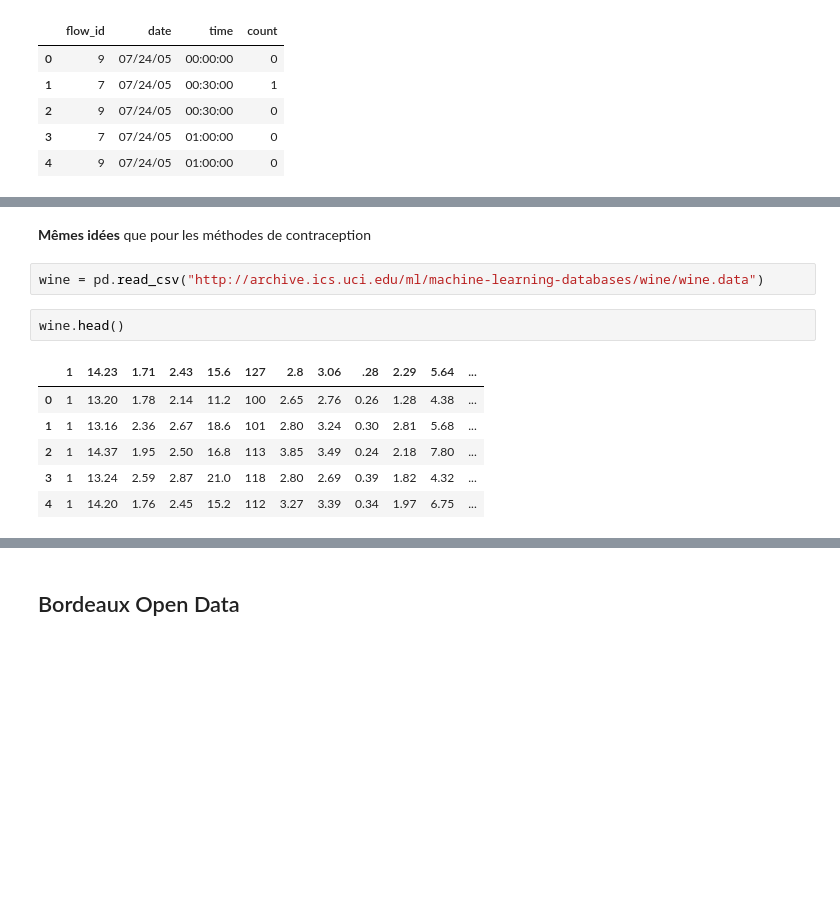
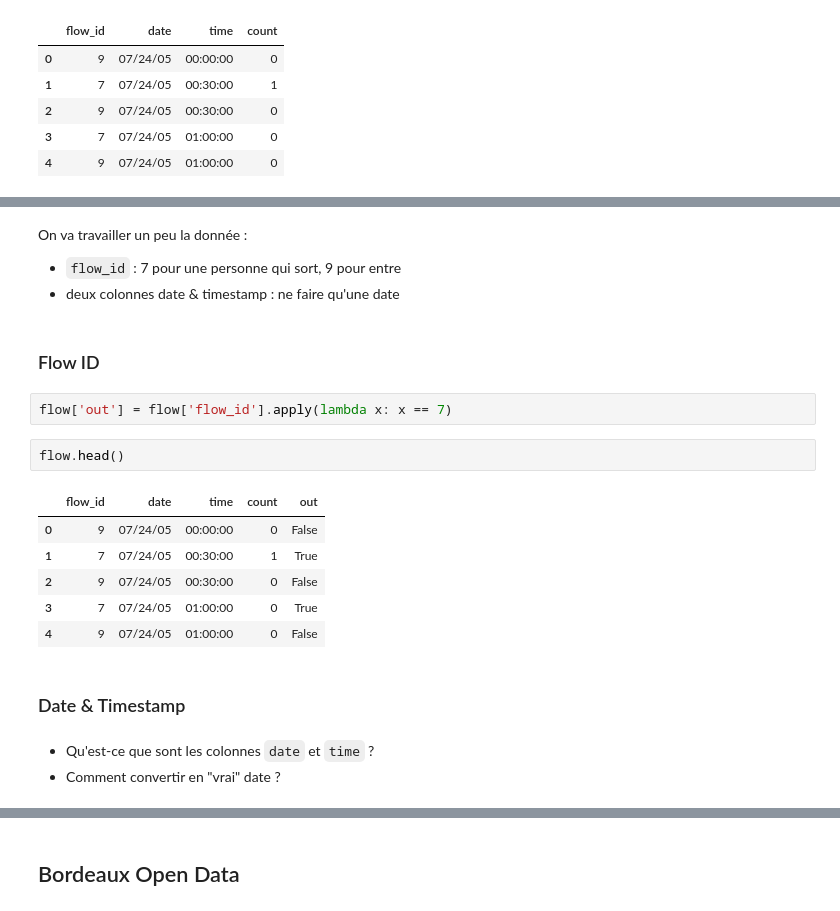
Before and after one commit to garaud/pandas_demo, a Jupyter notebook: Pandas Meetup.ipynb, the cells around one changed output, grey strips where cells are left out. Cells and saved outputs as stored; diff of their text form; blank space fills up the shorter version.

```diff
--- a/Pandas Meetup.ipynb
+++ b/Pandas Meetup.ipynb
@@ -301,13 +286,23 @@ memory usage: 315.0+ KB
-# %% [markdown]
-**Mêmes idées** que pour les méthodes de contraception
-# %%
-wine = pd.read_csv("http://archive.ics.uci.edu/ml/machine-learning-databases/wine/wine.data")
+# %% [markdown]
+On va travailler un peu la donnée :
+
+* `flow_id` : 7 pour une personne qui sort, 9 pour entre
+* deux colonnes date & timestamp : ne faire qu'une date
+# %% [markdown]
+### Flow ID
+# %%
+flow['out'] = flow['flow_id'].apply(lambda x: x == 7)
 # %%
-wine.head()
+flow.head()
 # %% [output]
-|  | 1 | 14.23 | 1.71 | 2.43 | 15.6 | 127 | 2.8 | 3.06 | .28 | 2.29 | 5.64 | ... |
-| 0 | 1 | 13.20 | 1.78 | 2.14 | 11.2 | 100 | 2.65 | 2.76 | 0.26 | 1.28 | 4.38 | ... |
-| 1 | 1 | 13.16 | 2.36 | 2.67 | 18.6 | 101 | 2.80 | 3.24 | 0.30 | 2.81 | 5.68 | ... |
-| 2 | 1 | 14.37 | 1.95 | 2.50 | 16.8 | 113 | 3.85 | 3.49 | 0.24 | 2.18 | 7.80 | ... |
-| 3 | 1 | 13.24 | 2.59 | 2.87 | 21.0 | 118 | 2.80 | 2.69 | 0.39 | 1.82 | 4.32 | ... |
-| 4 | 1 | 14.20 | 1.76 | 2.45 | 15.2 | 112 | 3.27 | 3.39 | 0.34 | 1.97 | 6.75 | ... |
+|  | flow_id | date | time | count | out |
+| 0 | 9 | 07/24/05 | 00:00:00 | 0 | False |
+| 1 | 7 | 07/24/05 | 00:30:00 | 1 | True |
+| 2 | 9 | 07/24/05 | 00:30:00 | 0 | False |
+| 3 | 7 | 07/24/05 | 01:00:00 | 0 | True |
+| 4 | 9 | 07/24/05 | 01:00:00 | 0 | False |
+# %% [markdown]
+### Date & Timestamp
+# %% [markdown]
+* Qu'est-ce que sont les colonnes `date` et `time` ?
+* Comment convertir en "vrai" date ?
```
Also changed, not shown: parts of 34 cells of this notebook.
